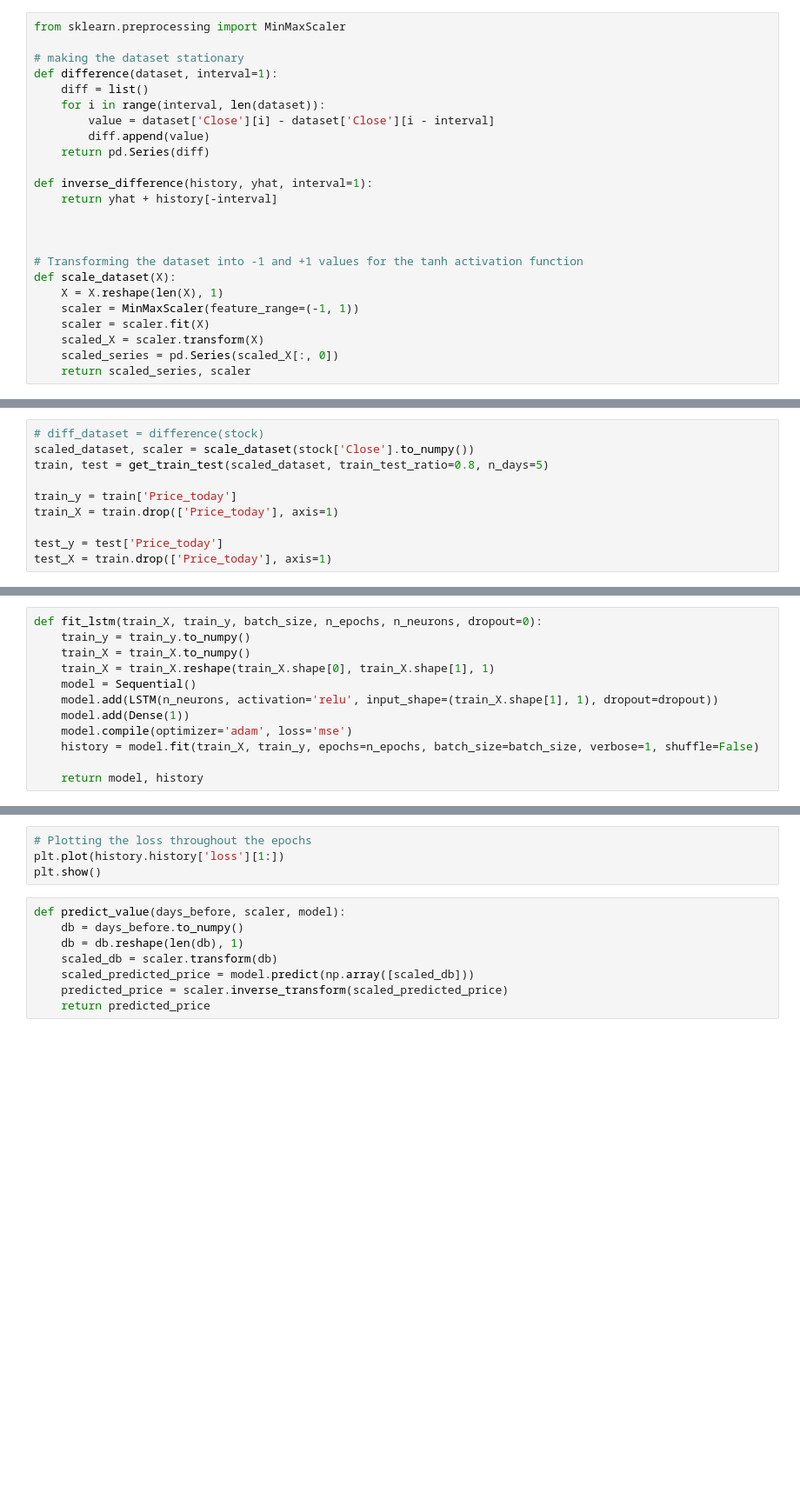
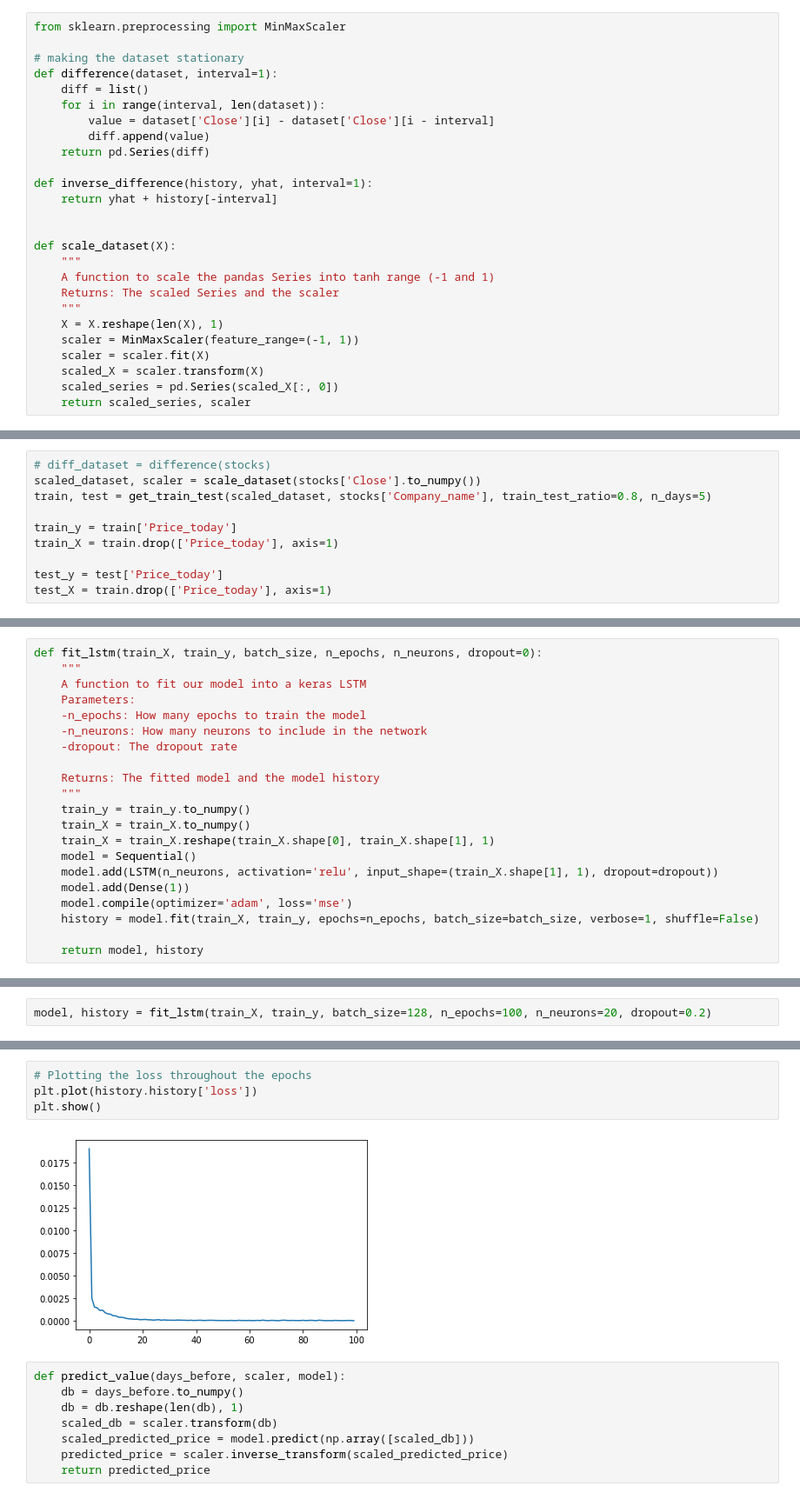
Before and after one commit to YannAmado/MachineLearning, a Jupyter notebook: Time Series Forecasting/StockPrediction/stockPrediction.ipynb, the cells around one changed output, grey strips where cells are left out. Shown at 87% size. Drawn from its saved outputs; the diff is of its cells as text; blank space fills up the shorter version.

```diff
--- a/Time Series Forecasting/StockPrediction/stockPrediction.ipynb
+++ b/Time Series Forecasting/StockPrediction/stockPrediction.ipynb
@@ -65,9 +44,11 @@ def inverse_difference(history, yhat, interval=1):
     return yhat + history[-interval]
 
 
-
-# Transforming the dataset into -1 and +1 values for the tanh activation function
 def scale_dataset(X):
+    """
+    A function to scale the pandas Series into tanh range (-1 and 1)
+    Returns: The scaled Series and the scaler
+    """
     X = X.reshape(len(X), 1)
     scaler = MinMaxScaler(feature_range=(-1, 1))
     scaler = scaler.fit(X)
@@ -94,9 +95,9 @@ def get_train_test(dataset, train_test_ratio, n_days):
     test = X[n_train:-1]
     return train, test
 # %%
-# diff_dataset = difference(stock)
-scaled_dataset, scaler = scale_dataset(stock['Close'].to_numpy())
-train, test = get_train_test(scaled_dataset, train_test_ratio=0.8, n_days=5)
+# diff_dataset = difference(stocks)
+scaled_dataset, scaler = scale_dataset(stocks['Close'].to_numpy())
+train, test = get_train_test(scaled_dataset, stocks['Company_name'], train_test_ratio=0.8, n_days=5)
 
 train_y = train['Price_today']
 train_X = train.drop(['Price_today'], axis=1)
@@ -113,5 +107,14 @@ SyntaxError: invalid syntax (<ipython-input-92-1bb22f209593>, line 1)
 # %%
 def fit_lstm(train_X, train_y, batch_size, n_epochs, n_neurons, dropout=0):
+    """
+    A function to fit our model into a keras LSTM
+    Parameters:
+    -n_epochs: How many epochs to train the model
+    -n_neurons: How many neurons to include in the network
+    -dropout: The dropout rate
+
+    Returns: The fitted model and the model history
+    """
     train_y = train_y.to_numpy()
     train_X = train_X.to_numpy()
     train_X = train_X.reshape(train_X.shape[0], train_X.shape[1], 1)
@@ -138,0 +128,2 @@ Epoch 6/10
+# %%
+model, history = fit_lstm(train_X, train_y, batch_size=128, n_epochs=100, n_neurons=20, dropout=0.2)
@@ -139,7 +148,9 @@ Epoch 6/10
 # %%
 # Plotting the loss throughout the epochs
-plt.plot(history.history['loss'][1:])
+plt.plot(history.history['loss'])
 plt.show()
+# %% [output]
+[figure, added]
 # %%
 def predict_value(days_before, scaler, model):
     db = days_before.to_numpy()
```
Also changed, not shown: parts of 18 cells of this notebook.
